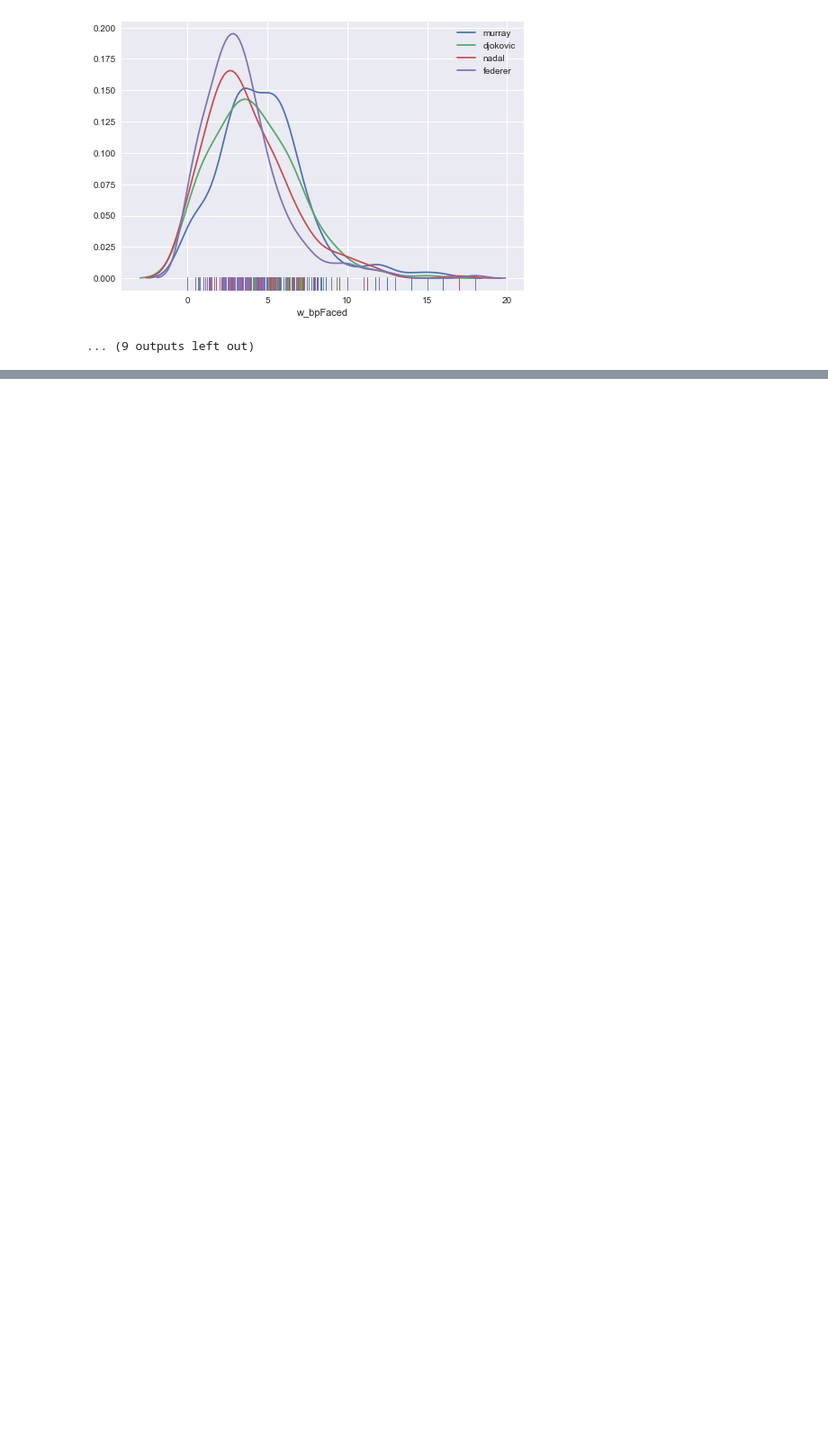
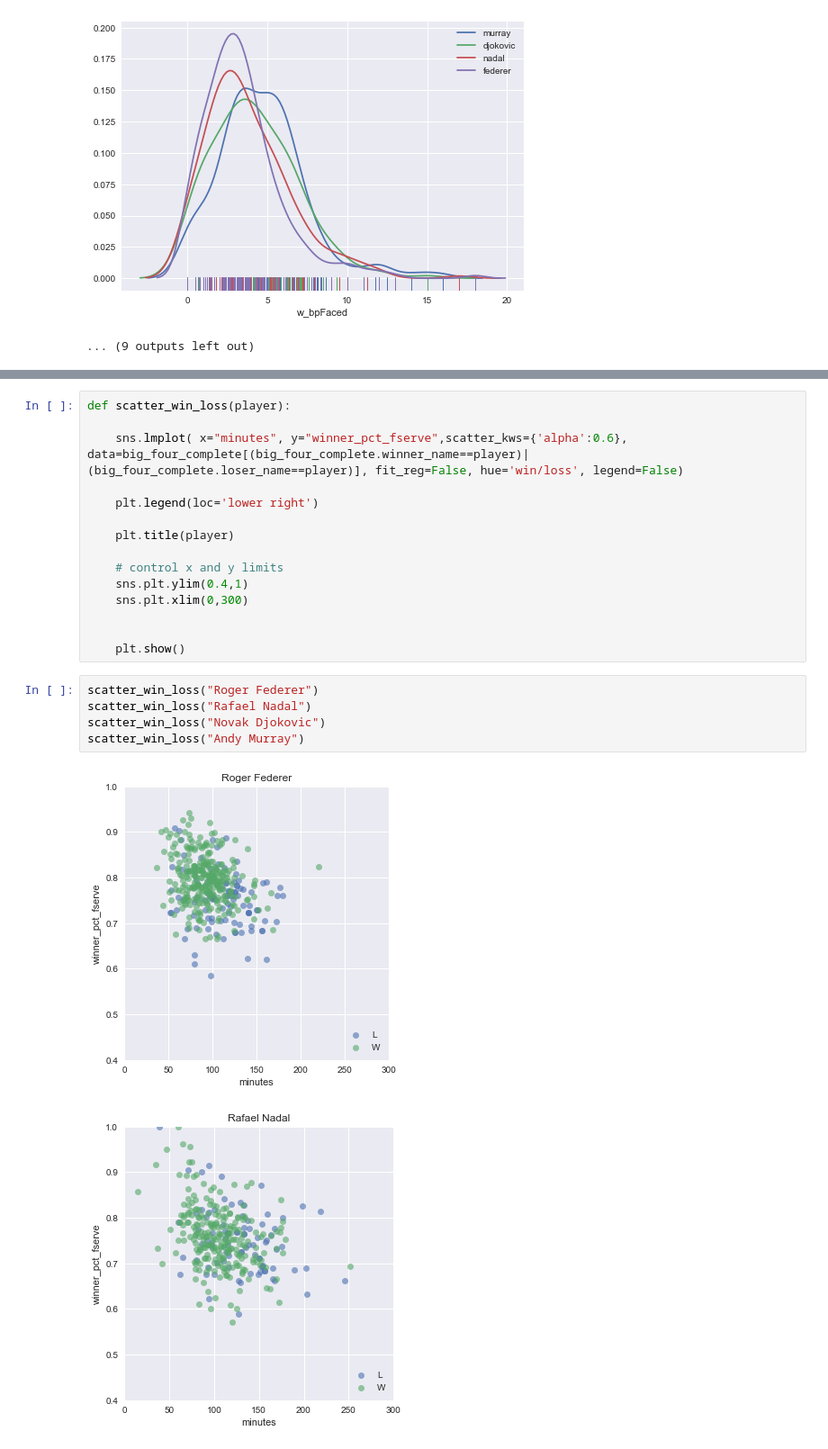
Before and after one commit to bhanusrivatsavmatta/Tennis-Analysis, a Jupyter notebook: Tennis_Analysis.ipynb, the cells around one changed output, grey strips where cells are left out. Shown at 90% size. Drawn from its saved outputs; the diff is of its cells as text; blank space fills up the shorter version.

```diff
--- a/Tennis_Analysis.ipynb
+++ b/Tennis_Analysis.ipynb
@@ -178,0 +316,23 @@ for a in big_four_condense['cols'].unique():
+# %%
+def scatter_win_loss(player):
+
+    sns.lmplot( x="minutes", y="winner_pct_fserve",scatter_kws={'alpha':0.6}, data=big_four_complete[(big_four_complete.winner_name==player)|(big_four_complete.loser_name==player)], fit_reg=False, hue='win/loss', legend=False)
+
+    plt.legend(loc='lower right')
+
+    plt.title(player)
+
+    # control x and y limits
+    sns.plt.ylim(0.4,1)
+    sns.plt.xlim(0,300)
+
+
+    plt.show()
+# %%
+scatter_win_loss("Roger Federer")
+scatter_win_loss("Rafael Nadal")
+scatter_win_loss("Novak Djokovic")
+scatter_win_loss("Andy Murray")
+# %% [output]
+[figure, added]
+[figure, added]
```
Also changed, not shown: parts of 18 cells of this notebook.
